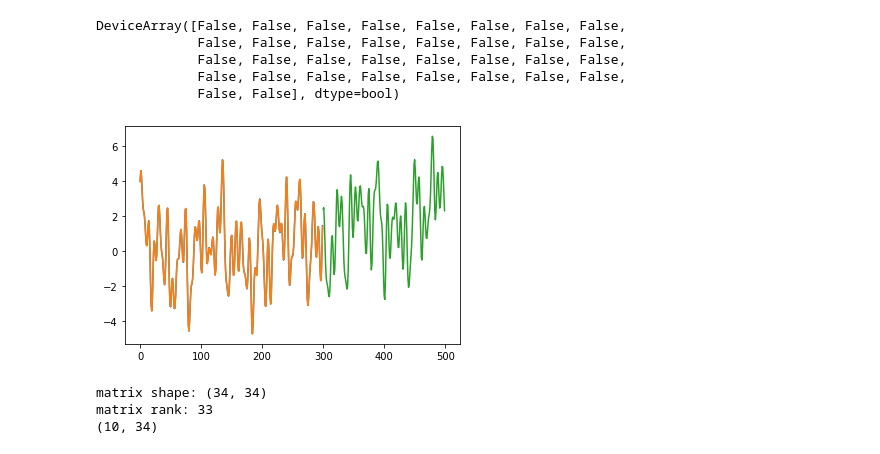
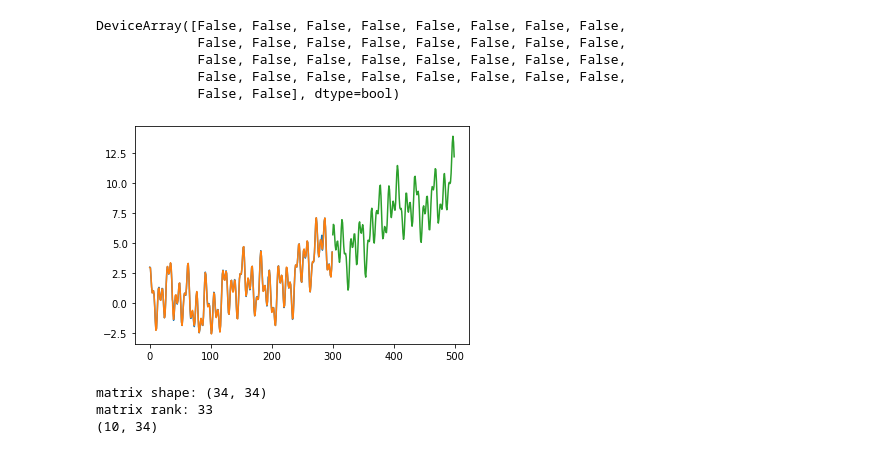
Before and after one commit to DominikHuss/AITech-forecasting, a Jupyter notebook: normal_equation_prophet.ipynb, the cells around one changed output. Cells and saved outputs as stored; diff of their text form; code cells hidden in the pictures.

```diff
--- a/normal_equation_prophet.ipynb
+++ b/normal_equation_prophet.ipynb
@@ -137,7 +162,7 @@ def normal_equation(X, Y):
     print('matrix shape: {}\nmatrix rank: {}'.format(hat_matrix.shape, jnp.linalg.matrix_rank(hat_matrix)))
     return jnp.linalg.inv(X.T @ X) @ X.T @ Y
 # %%
-w_ne = normal_equation(X_S_T, Y[3])
+w_ne = normal_equation(X_S_T, Y[0])
 # %% [output]
 matrix shape: (34, 34)
 matrix rank: 33
@@ -151,12 +176,12 @@ DeviceArray([False, False, False, False, False, False, False, False,
              False, False, False, False, False, False, False, False,
              False, False], dtype=bool)
 # %%
-plt.plot(list(range(300)), Y[3])
+plt.plot(list(range(300)), Y[0])
 plt.plot(list(range(300)), jnp.dot(X_S_T,w_ne))
 plt.plot(list(range(300, 500)), jnp.dot(X_S_T_future,w_ne))
 plt.show()
 # %% [output]
-[figure, old version]
+[figure, new version]
 # %%
 v_normal_equation = jax.vmap(normal_equation, in_axes=(None, 0), out_axes=0)
 
```
Also changed, not shown: parts of 12 cells of this notebook, 6 other files.
